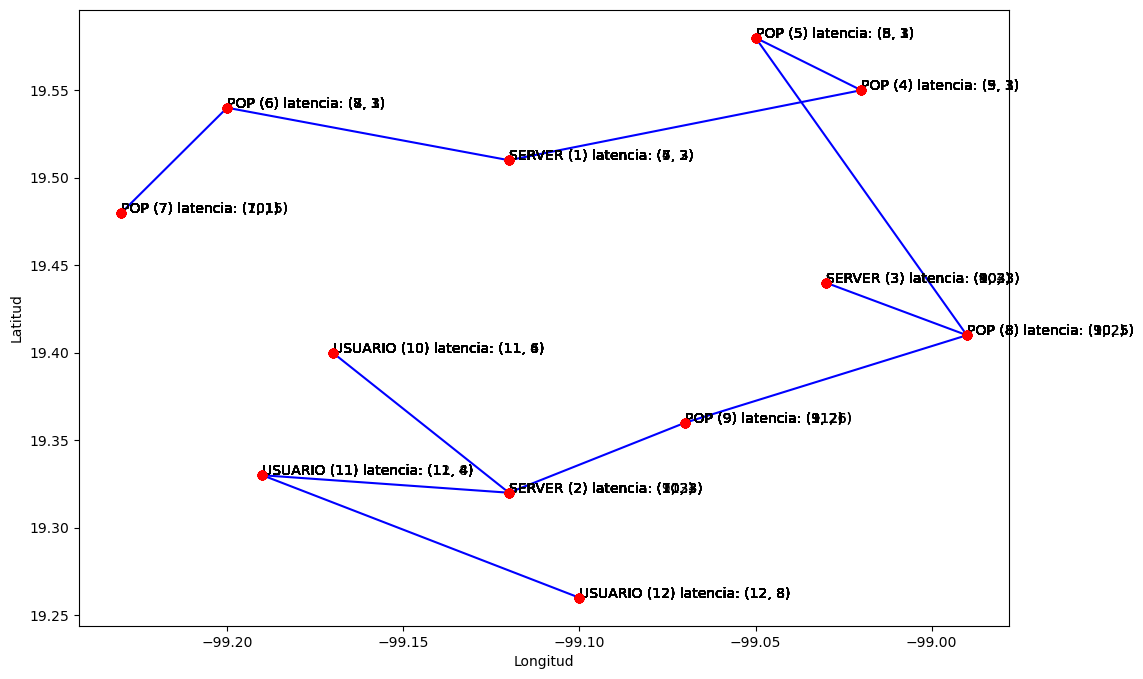
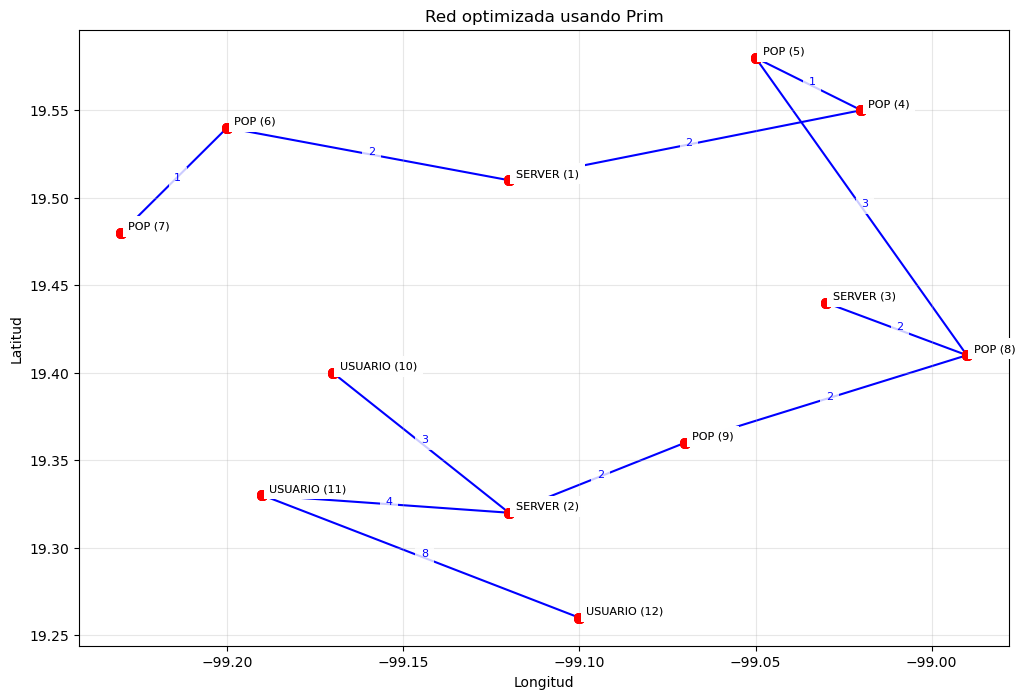
Unified diff of the notebook cell whose output changed from the first chart to the second:
--- before
+++ after
@@ -1,12 +1,22 @@
+import matplotlib.pyplot as plt
+import ExperimentoPrim
+
+# Obtener conexiones del MST de Prim
 n_direcciones = ExperimentoPrim.referencias_despues_prim(grafo)
 
-# Primero, crear un diccionario ID -> coordenadas
+# Crear figura más grande
+plt.figure(figsize=(12, 8))
+
+# Diccionario ID -> coordenadas
 coordenadas_nodos = {}
-for tipo, latitud, longitud, id_nodo, latencia in nodos:  # O desde df_n
+
+for tipo, latitud, longitud, id_nodo, latencia in nodos:
     coordenadas_nodos[id_nodo] = (latitud, longitud)
 
-# Luego graficar
-x, y = [], []
+# Guardar posiciones de nodos
+x = []
+y = []
 
+# GRAFICAR NODOS Y ETIQUETAS
 for tipo, latitud, longitud, id_nodo, latencia in nodos:
 
@@ -14,6 +24,17 @@
     y.append(latitud)
 
+    # Texto del nodo
     texto = f"{tipo} ({id_nodo})"
 
+    # Nodo
+    plt.scatter(
+        longitud,
+        latitud,
+        c='red',
+        s=45,
+        zorder=5
+    )
+
+    # Etiqueta del nodo
     plt.text(
         longitud + 0.002,
@@ -22,20 +43,57 @@
         fontsize=8,
         bbox=dict(
-            facecolor="white",
-            alpha=0.7,
-            edgecolor="none"
-        )
+            facecolor='white',
+            alpha=0.75,
+            edgecolor='none'
+        ),
+        zorder=6
     )
 
-# ARISTAS - convertir IDs a coordenadas
+# GRAFICAR ARISTAS Y LATENCIAS
 for origen_id, destino_id in n_direcciones:
-    # Obtener coordenadas usando los IDs
+
+    # Coordenadas origen/destino
     lat1, lon1 = coordenadas_nodos[origen_id]
     lat2, lon2 = coordenadas_nodos[destino_id]
-    
-    plt.plot([lon1, lon2], [lat1, lat2], 'b-', linewidth=1.5)
 
-plt.scatter(x, y, c='red', zorder=5)
+    # Dibujar línea
+    plt.plot(
+        [lon1, lon2],
+        [lat1, lat2],
+        'b-',
+        linewidth=1.5,
+        zorder=1
+    )
+
+    # Calcular punto medio
+    mid_lon = (lon1 + lon2) / 2
+    mid_lat = (lat1 + lat2) / 2
+
+    # Obtener latencia desde el grafo
+    latencia = grafo.getOrigen()[origen_id][destino_id]["latencia"]
+
+    # Mostrar latencia en medio de la línea
+    plt.text(
+        mid_lon,
+        mid_lat,
+        str(latencia),
+        fontsize=8,
+        color='blue',
+        bbox=dict(
+            facecolor='white',
+            alpha=0.8,
+            edgecolor='none'
+        ),
+        zorder=7
+    )
+
+# Títulos
 plt.xlabel("Longitud")
 plt.ylabel("Latitud")
+plt.title("Red optimizada usando Prim")
+
+# Cuadrícula
+plt.grid(alpha=0.3)
+
+# Mostrar resultado
 plt.show()

Commit: Actualizacion visualizacion experimento